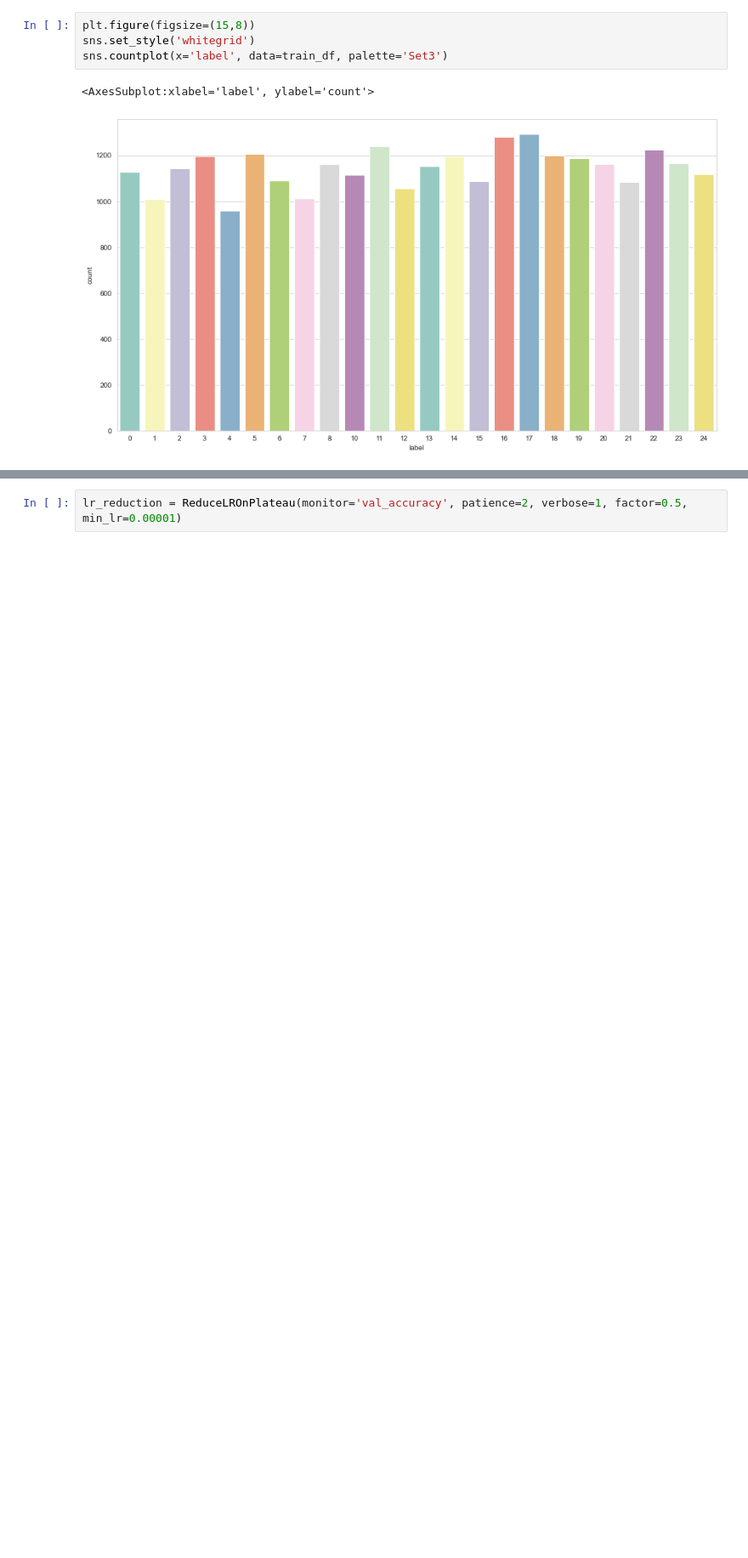
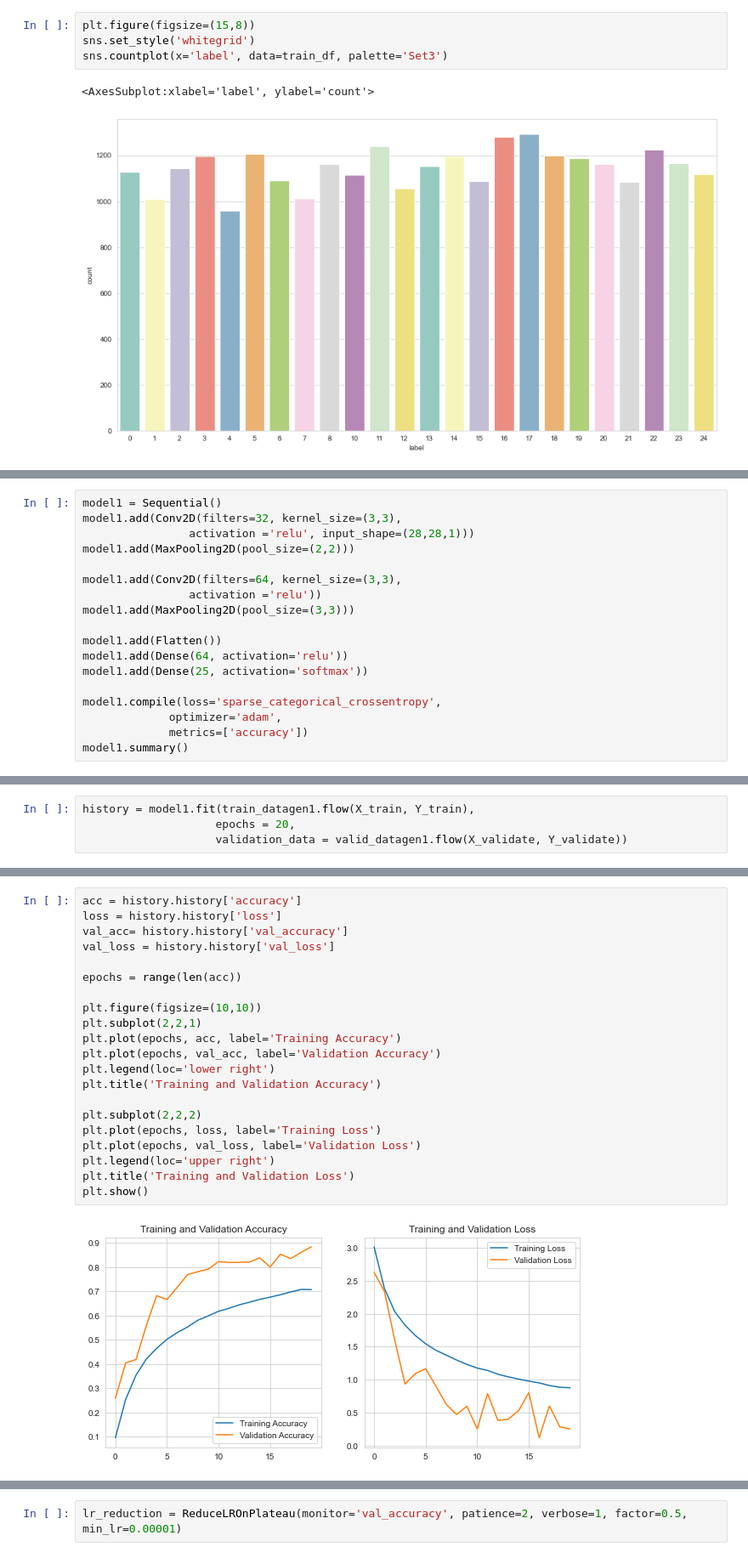
Before and after one commit to Sperodvd/Capstone-Project-II, a Jupyter notebook: Untitled.ipynb, the cells around one changed output, grey strips where cells are left out. Shown: that part at 85% size. Cells and saved outputs as stored; diff of their text form; blank space fills up the shorter version.

```diff
--- a/Untitled.ipynb
+++ b/Untitled.ipynb
@@ -85,0 +115,18 @@ sns.countplot(x='label', data=train_df, palette='Set3')
+# %%
+model1 = Sequential()
+model1.add(Conv2D(filters=32, kernel_size=(3,3),
+                activation ='relu', input_shape=(28,28,1)))
+model1.add(MaxPooling2D(pool_size=(2,2)))
+
+model1.add(Conv2D(filters=64, kernel_size=(3,3),
+                activation ='relu'))
+model1.add(MaxPooling2D(pool_size=(3,3)))
+
+model1.add(Flatten())
+model1.add(Dense(64, activation='relu'))
+model1.add(Dense(25, activation='softmax'))
+
+model1.compile(loss='sparse_categorical_crossentropy',
+             optimizer='adam',
+             metrics=['accuracy'])
+model1.summary()
@@ -85,0 +151,4 @@ sns.countplot(x='label', data=train_df, palette='Set3')
+# %%
+history = model1.fit(train_datagen1.flow(X_train, Y_train),
+                    epochs = 20,
+                    validation_data = valid_datagen1.flow(X_validate, Y_validate))
@@ -85,0 +173,23 @@ sns.countplot(x='label', data=train_df, palette='Set3')
+# %%
+acc = history.history['accuracy']
+loss = history.history['loss']
+val_acc= history.history['val_accuracy']
+val_loss = history.history['val_loss']
+
+epochs = range(len(acc))
+
+plt.figure(figsize=(10,10))
+plt.subplot(2,2,1)
+plt.plot(epochs, acc, label='Training Accuracy')
+plt.plot(epochs, val_acc, label='Validation Accuracy')
+plt.legend(loc='lower right')
+plt.title('Training and Validation Accuracy')
+
+plt.subplot(2,2,2)
+plt.plot(epochs, loss, label='Training Loss')
+plt.plot(epochs, val_loss, label='Validation Loss')
+plt.legend(loc='upper right')
+plt.title('Training and Validation Loss')
+plt.show()
+# %% [output]
+[figure, added]
```
Also changed, not shown: parts of 16 cells of this notebook.
